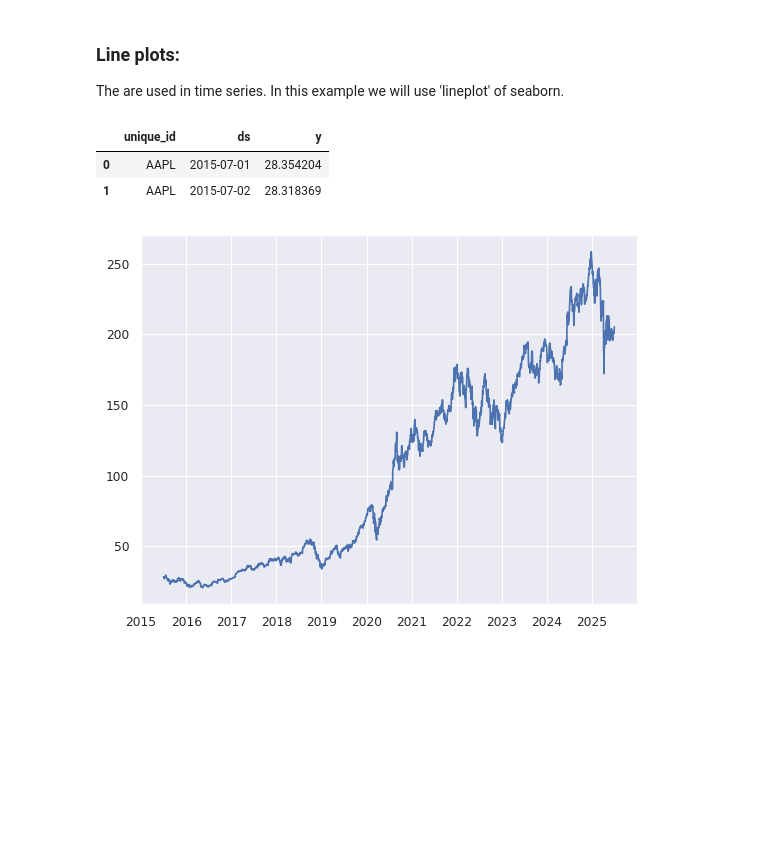
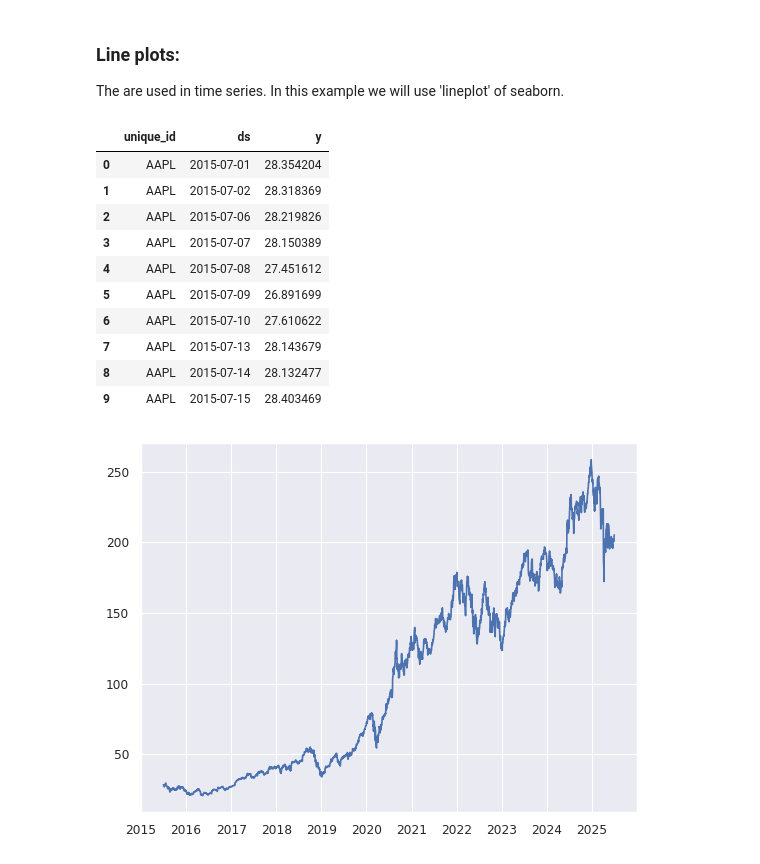
Before and after one commit to Alejandro-UDEA/Fisica_Computacional_Estudiante, a Jupyter notebook: Sesiones/seaborn/15_seaborn.ipynb, the cells around one changed output. Saved outputs shown, nothing was run; the diff lists cells and outputs as text; code cells hidden in the pictures; blank space fills up the shorter version.

```diff
--- a/Sesiones/seaborn/15_seaborn.ipynb
+++ b/Sesiones/seaborn/15_seaborn.ipynb
@@ -292,11 +313,19 @@ parse_dates es el formato day time de pandas
 The are used in time series.
 In this example we will use 'lineplot' of seaborn.
 # %%
-df_apple[:2]
+df_apple[:10]
 # %% [output]
 |  | unique_id | ds | y |
 | 0 | AAPL | 2015-07-01 | 28.354204 |
 | 1 | AAPL | 2015-07-02 | 28.318369 |
+| 2 | AAPL | 2015-07-06 | 28.219826 |
+| 3 | AAPL | 2015-07-07 | 28.150389 |
+| 4 | AAPL | 2015-07-08 | 27.451612 |
+| 5 | AAPL | 2015-07-09 | 26.891699 |
+| 6 | AAPL | 2015-07-10 | 27.610622 |
+| 7 | AAPL | 2015-07-13 | 28.143679 |
+| 8 | AAPL | 2015-07-14 | 28.132477 |
+| 9 | AAPL | 2015-07-15 | 28.403469 |
 # %%
 #Plot directly using matplolib
 plt.plot(df_apple['ds'],df_apple['y'])
```
Also changed, not shown: parts of 14 cells of this notebook, 1 other file.
